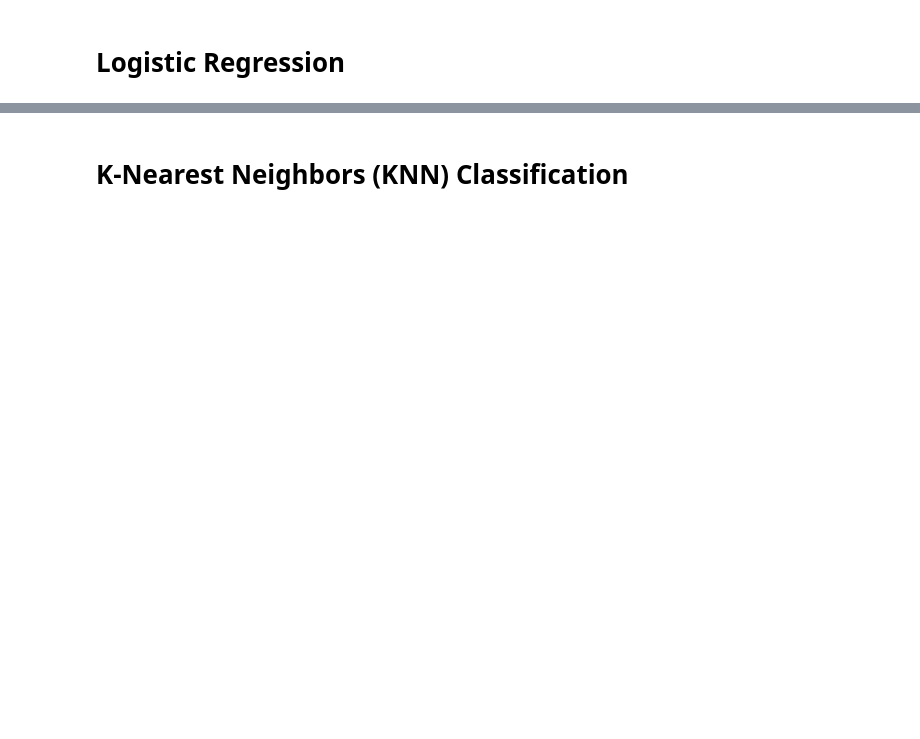
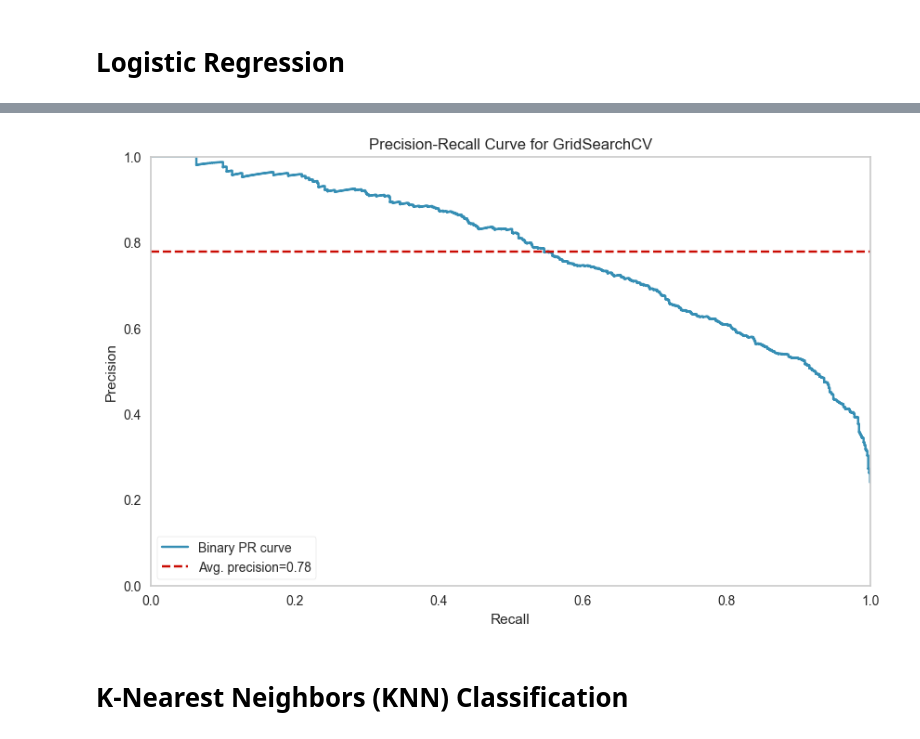
Before and after one commit to Sungur66/Myfiles_from_Batch168, a Jupyter notebook: 15.ML/Assignment/Assign4_sungur Capstone Project-4 Student (Adult_Income_Prediction).ipynb, the cells around one changed output, grey strips where cells are left out. Cells and saved outputs as stored; diff of their text form; code cells hidden in the pictures; blank space fills up the shorter version.

```diff
--- a/15.ML/Assignment/Assign4_sungur Capstone Project-4 Student (Adult_Income_Prediction).ipynb
+++ b/15.ML/Assignment/Assign4_sungur Capstone Project-4 Student (Adult_Income_Prediction).ipynb
@@ -353,2 +457,15 @@ dtype: float64
+# %%
+model = pipe_gridlog_model
+
+viz = PrecisionRecallCurve(
+    model,
+    per_class=True,
+    cmap="Set1"
+)
+viz.fit(X_train, y_train)
+viz.score(X_test, y_test)
+viz.show();
+# %% [output]
+[figure, added]
 # %% [markdown]
 # K-Nearest Neighbors (KNN) Classification
```
Also changed, not shown: parts of 47 cells of this notebook, 1 other file.
